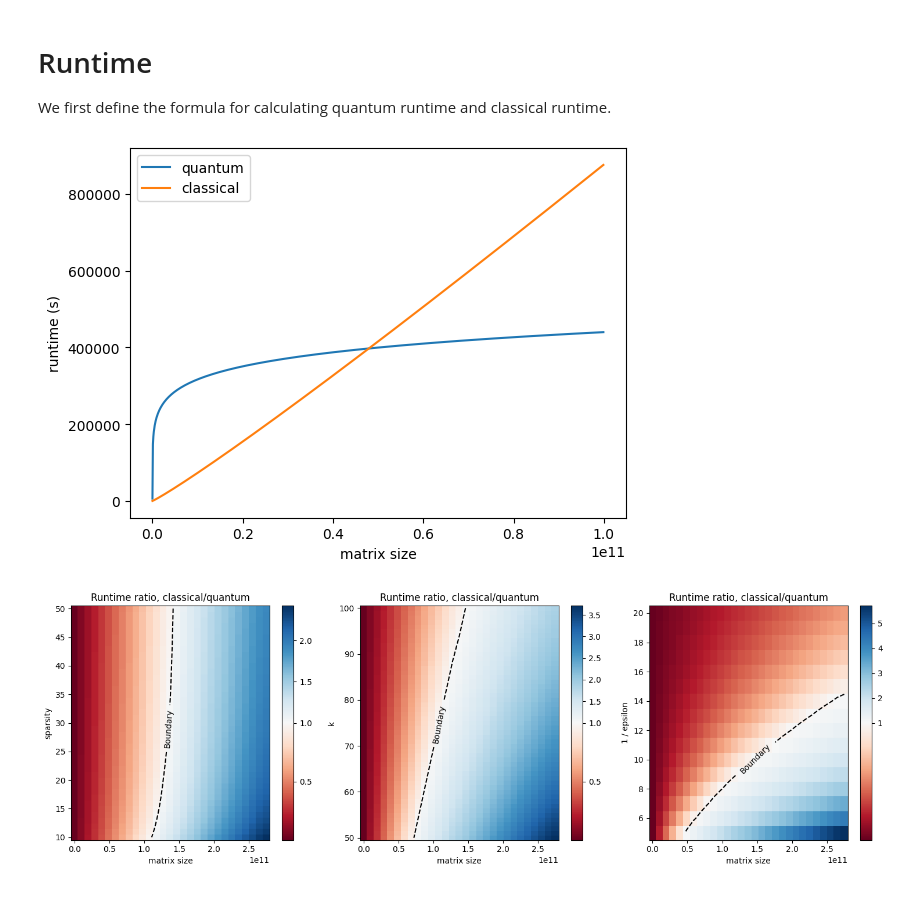
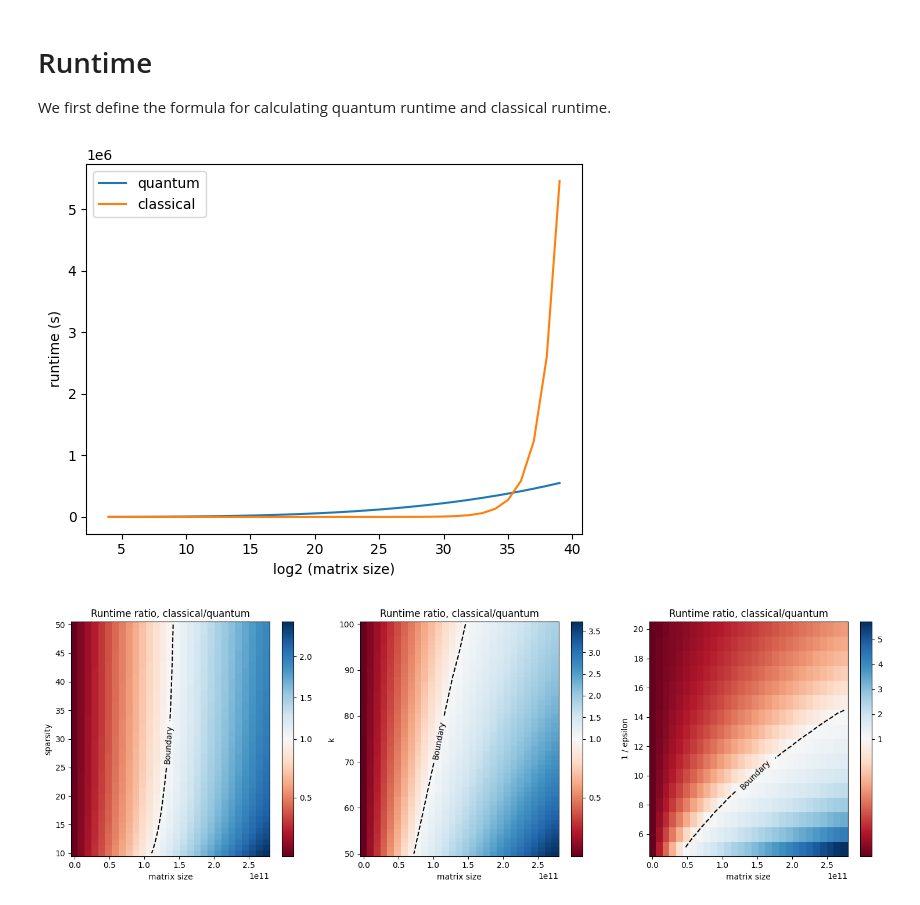
Before and after one commit to tiger9tu/HHL, a Jupyter notebook: tools/heatmap.ipynb, the cells around one changed output. Cells and saved outputs as stored; diff of their text form; code cells hidden in the pictures.

```diff
--- a/tools/heatmap.ipynb
+++ b/tools/heatmap.ipynb
@@ -34,29 +34,28 @@ def calculate_c_runtime(k, s, epsilon_inv, N):
 # %%
 def plot_runtime_line_graph():
     epsilon_inv  = 10
-    N_start = 1000
-    N_end = 1e11
-    steps = 1000
+    n_start = 4
+    n_end = 40
 
-    N = np.arange(N_start, N_end, (N_end - N_start) / steps)
-    k = np.log2(N)
-    s = np.log2(N)
+    n = np.arange(n_start, n_end, 1)
+    k = n
+    s = n
 
 
-    q_runtime = calculate_q_runtime(k, s, epsilon_inv, N)
-    c_runtime = calculate_c_runtime(k, s, epsilon_inv, N)
+    q_runtime = calculate_q_runtime(k, s, epsilon_inv, 2**n)
+    c_runtime = calculate_c_runtime(k, s, epsilon_inv, 2**n)
 
     fig, ax = plt.subplots()
-    ax.plot(N, q_runtime, label="quantum")
-    ax.plot(N, c_runtime, label="classical")
-    ax.set_xlabel("matrix size")
+    ax.plot(n, q_runtime, label="quantum")
+    ax.plot(n, c_runtime, label="classical")
+    ax.set_xlabel("log2 (matrix size)")
     ax.set_ylabel("runtime (s)")
     ax.legend()
     plt.show()
 
 plot_runtime_line_graph()
 # %% [output]
-[figure, old version]
+[figure, new version]
 # %%
 def sub_plot(fig, ax, x,y, data, title, xlabel, ylabel):
     norm = colors.TwoSlopeNorm(vmin=data.min(), vcenter=1, vmax=data.max())
```
Also changed, not shown: parts of 1 cell of this notebook, 2 other files.
